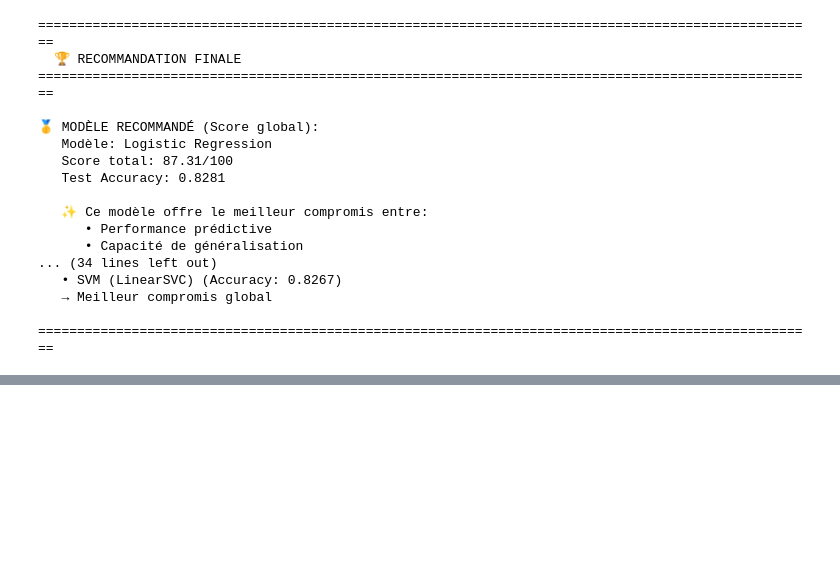
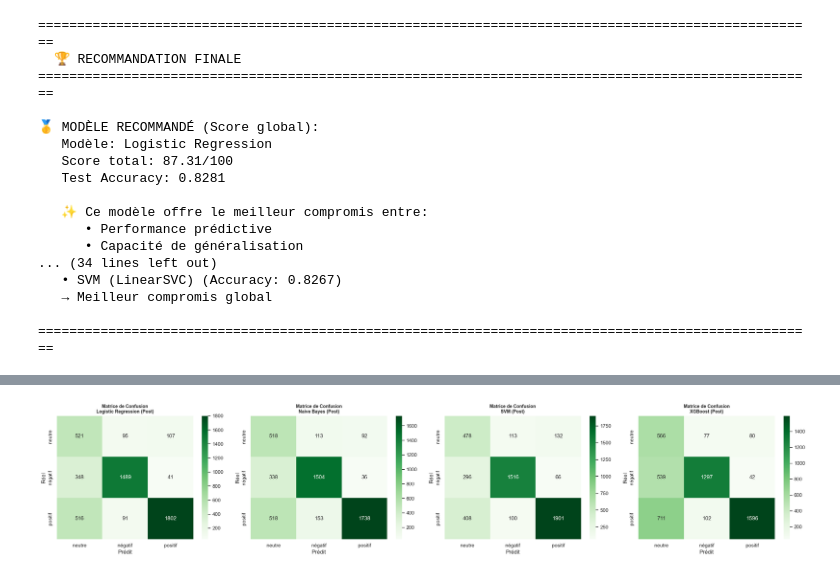
Before and after one commit to F1N3X/intelligent-customer-review-analysis, a Jupyter notebook: main.ipynb, the cells around one changed output, grey strips where cells are left out. Drawn from its saved outputs; the diff is of its cells as text; code cells hidden in the pictures; blank space fills up the shorter version.

Commit message:
post-processing

```diff
--- a/main.ipynb
+++ b/main.ipynb
@@ -3464,0 +4166,76 @@ Le choix du modèle optimal dépend de plusieurs critères au-delà de la simple
+# %%
+# 18.4) Tableau de synthèse des résultats post-traitement
+
+print("="*100)
+print("  ÉVALUATION DES PERFORMANCES APRÈS POST-TRAITEMENT")
+print("="*100)
+
+# Créer le DataFrame des résultats post-traitement
+postprocessed_rows = []
+postprocessed_details = {}
+
+for model_name, metrics in results_postprocessed.items():
+    postprocessed_rows.append({
+        'Modèle': model_name,
+        'Val Accuracy': metrics['val_accuracy'],
+        'Test Accuracy': metrics['test_accuracy'],
+        'Test Precision (w)': metrics['test_precision'],
+        'Test Recall (w)': metrics['test_recall'],
+        'Test F1 (w)': metrics['test_f1']
+    })
+
+    # Calculer la matrice de confusion
+    y_pred = metrics['y_pred']
+    cm = confusion_matrix(y_test_eval, y_pred)
+    labels = sorted(pd.unique(y_test_eval))
+
+    postprocessed_details[model_name] = {
+        'confusion_matrix': cm,
+        'labels': labels,
+        'y_true': y_test_eval,
+        'y_pred': y_pred
+    }
+
+df_postprocessed = pd.DataFrame(postprocessed_rows).sort_values('Test Accuracy', ascending=False)
+
+print("\n📊 RÉSULTATS DES MODÈLES POST-TRAITÉS:\n")
+display(df_postprocessed)
+
+# Afficher les matrices de confusion
+if len(postprocessed_details) > 0:
+    n_models = len(postprocessed_details)
+    fig, axes = plt.subplots(1, n_models, figsize=(6 * n_models, 5))
+    if n_models == 1:
+        axes = [axes]
+
+    for ax, (model_name, details) in zip(axes, postprocessed_details.items()):
+        sns.heatmap(
+            details['confusion_matrix'],
+            annot=True,
+            fmt='d',
+            cmap='Greens',
+            xticklabels=details['labels'],
+            yticklabels=details['labels'],
+            ax=ax
+        )
+        ax.set_title(f'Matrice de Confusion\n{model_name}', fontsize=10, fontweight='bold')
+        ax.set_xlabel('Prédit')
+        ax.set_ylabel('Réel')
+
+    plt.tight_layout()
+    plt.savefig('confusion_matrices_postprocessed.png', dpi=150, bbox_inches='tight')
+    plt.show()
+
+# Classification reports détaillés
+print("\n" + "="*100)
+print("  RAPPORTS DE CLASSIFICATION DÉTAILLÉS")
+print("="*100)
+
+for model_name, details in postprocessed_details.items():
+    print(f"\n{'─'*60}")
+    print(f"  {model_name}")
+    print(f"{'─'*60}")
+    print(classification_report(details['y_true'], details['y_pred'], zero_division=0))
+
+print("\n" + "="*100)
+# %% [output]
@@ -3464,0 +4252 @@ Le choix du modèle optimal dépend de plusieurs critères au-delà de la simple
+[figure, added]
```
Also changed, not shown: parts of 16 cells of this notebook, 5 other files.
